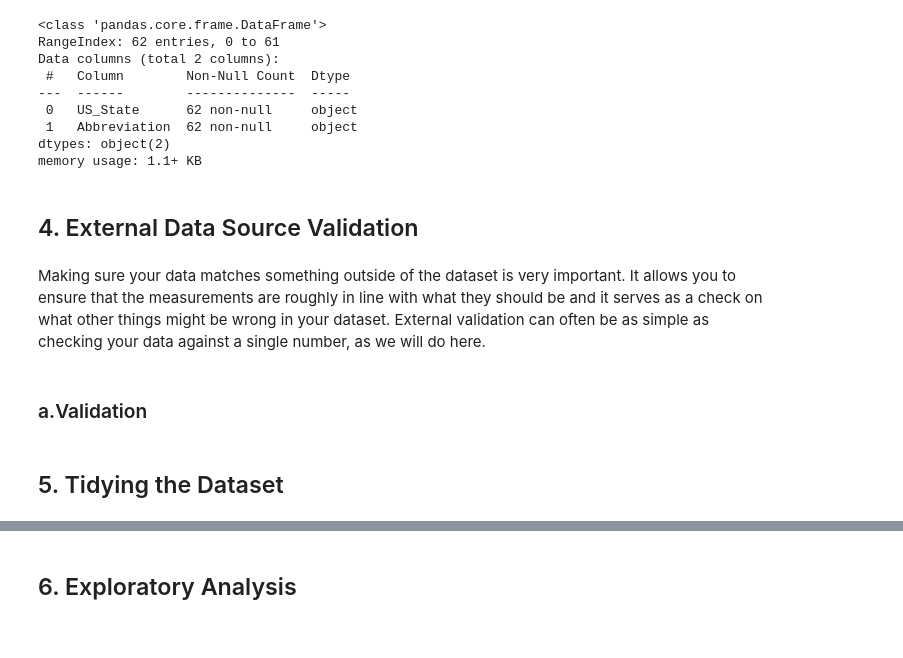
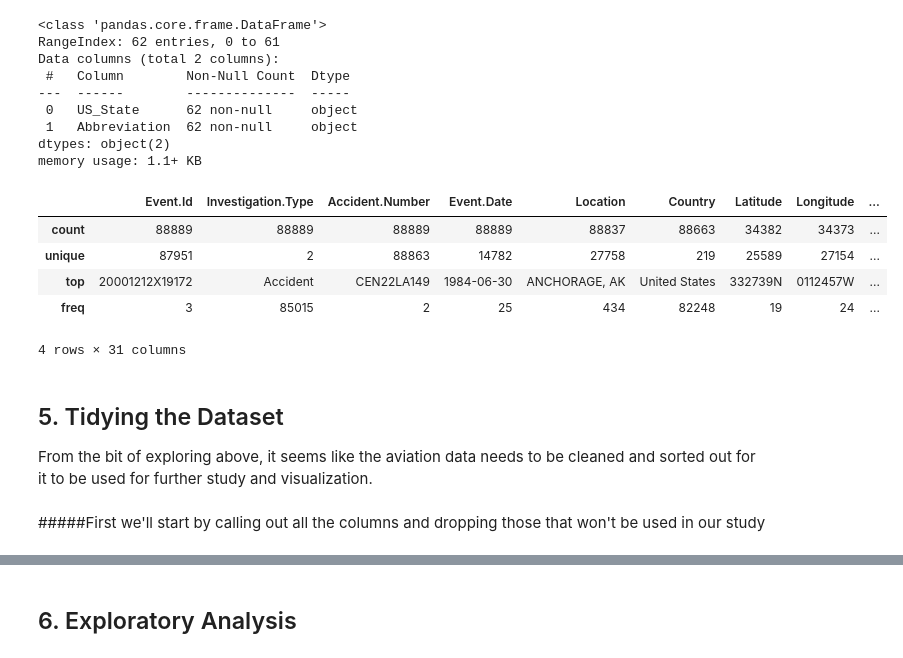
Before and after one commit to Sharon-Mukami/Phase_1-DataAnalysis-Project, a Jupyter notebook: Phase_1_project.ipynb, the cells around one changed output, grey strips where cells are left out. Cells and saved outputs as stored; diff of their text form; code cells hidden in the pictures.

```diff
--- a/Phase_1_project.ipynb
+++ b/Phase_1_project.ipynb
@@ -162,11 +162,17 @@ Data columns (total 2 columns):
  1   Abbreviation  62 non-null     object
 dtypes: object(2)
 memory usage: 1.1+ KB
-# %% [markdown]
-## 4. External Data Source Validation
-# %% [markdown]
-Making sure your data matches something outside of the dataset is very important. It allows you to ensure that the measurements are roughly in line with what they should be and it serves as a check on what other things might be wrong in your dataset. External validation can often be as simple as checking your data against a single number, as we will do here.
-# %% [markdown]
-### a.Validation
-# %% [markdown]
-## 5. Tidying the Dataset
+# %%
+aviation_data.describe()
+# %% [output]
+|  | Event.Id | Investigation.Type | Accident.Number | Event.Date | Location | Country | Latitude | Longitude | ... |
+| count | 88889 | 88889 | 88889 | 88889 | 88837 | 88663 | 34382 | 34373 | ... |
+| unique | 87951 | 2 | 88863 | 14782 | 27758 | 219 | 25589 | 27154 | ... |
+| top | 20001212X19172 | Accident | CEN22LA149 | 1984-06-30 | ANCHORAGE, AK | United States | 332739N | 0112457W | ... |
+| freq | 3 | 85015 | 2 | 25 | 434 | 82248 | 19 | 24 | ... |
+4 rows × 31 columns
+# %% [markdown]
+## 5. Tidying the Dataset
+From the bit of exploring above, it seems like the aviation data needs to be cleaned and sorted out for it to be used for further study and visualization.
+# %% [markdown]
+#####First we'll start by calling out all the columns and dropping those that won't be used in our study
```
Also changed, not shown: parts of 10 cells of this notebook.
